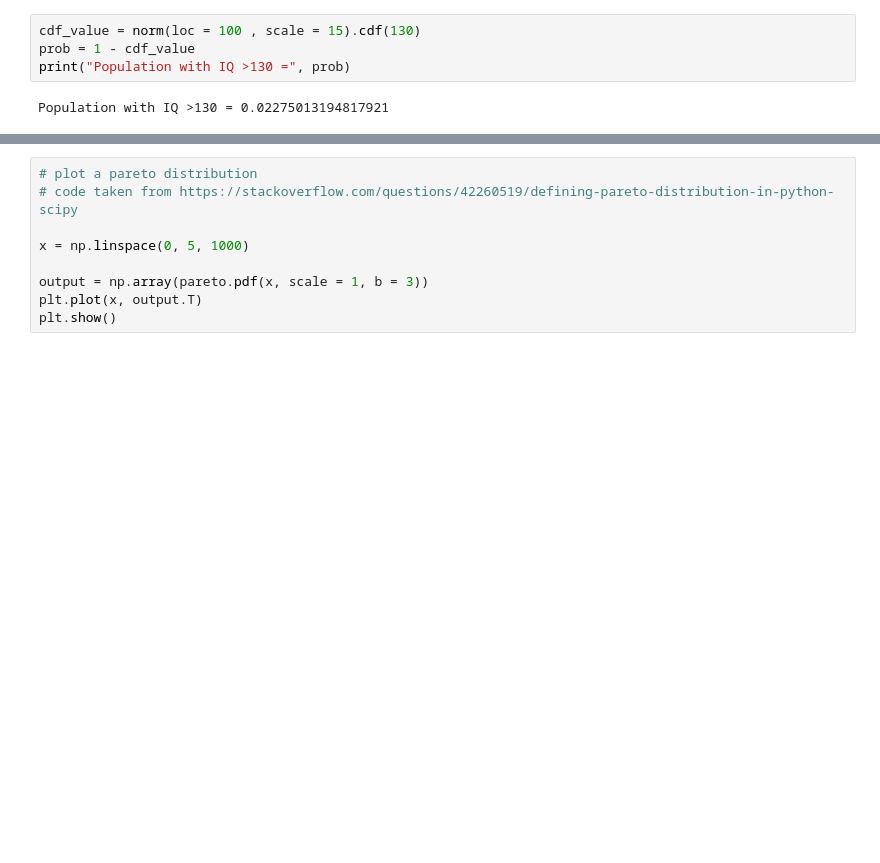
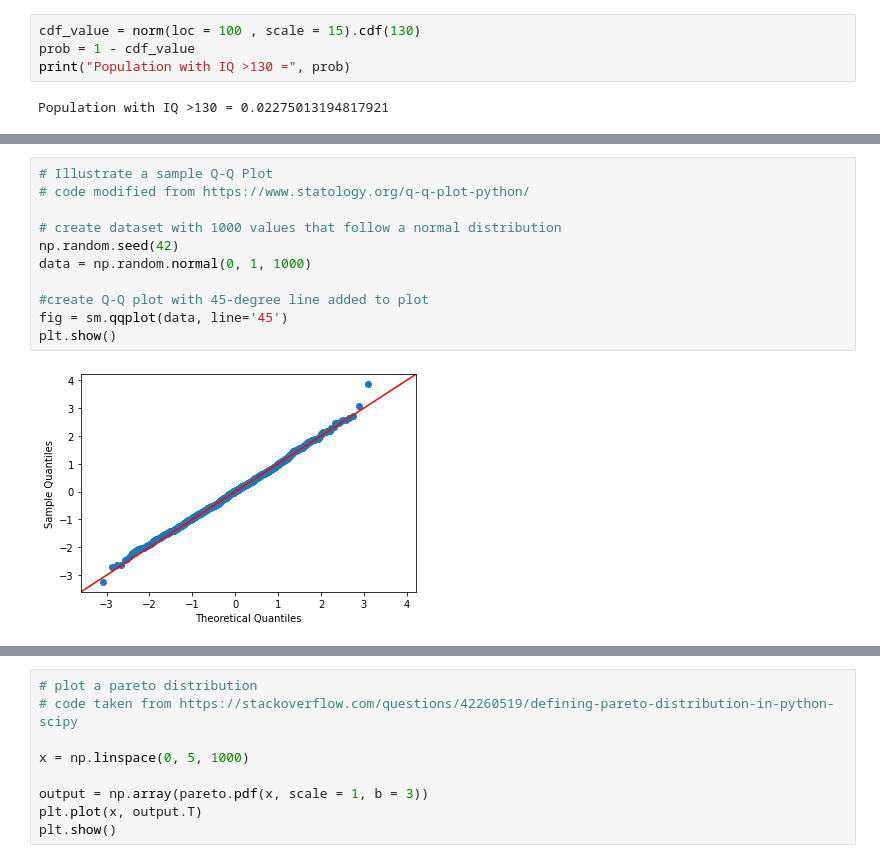
Before and after one commit to Scunnies/funddata_assessment, a Jupyter notebook: Normal Distribution/Normal Distribution Assessment Notebook.ipynb, the cells around one changed output, grey strips where cells are left out. Cells and saved outputs as stored; diff of their text form; blank space fills up the shorter version.

Commit message:
Normality Tests

```diff
--- a/Normal Distribution/Normal Distribution Assessment Notebook.ipynb
+++ b/Normal Distribution/Normal Distribution Assessment Notebook.ipynb
@@ -214,0 +222,13 @@ Population with IQ >130 = 0.02275013194817921
+# %%
+# Illustrate a sample Q-Q Plot
+# code modified from https://www.statology.org/q-q-plot-python/
+
+# create dataset with 1000 values that follow a normal distribution
+np.random.seed(42)
+data = np.random.normal(0, 1, 1000)
+
+#create Q-Q plot with 45-degree line added to plot
+fig = sm.qqplot(data, line='45')
+plt.show()
+# %% [output]
+[figure, added]
```
Also changed, not shown: parts of 19 cells of this notebook.
